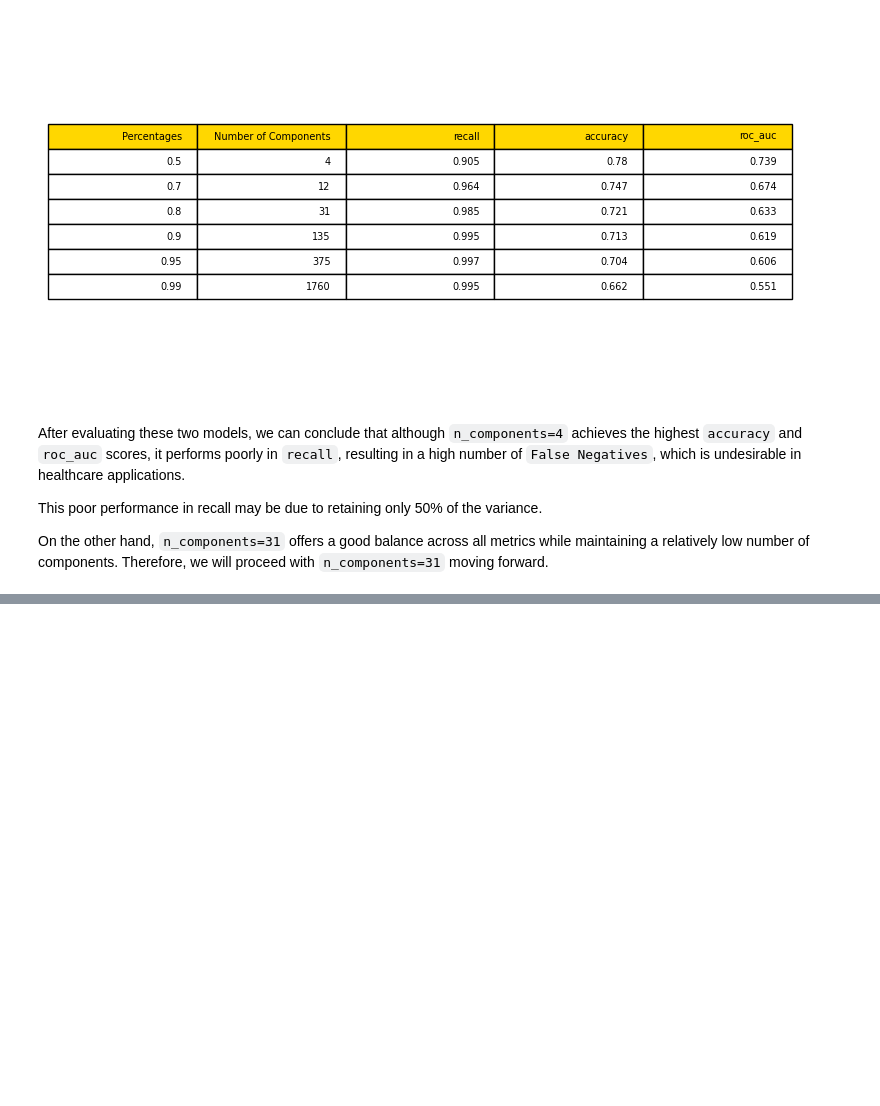
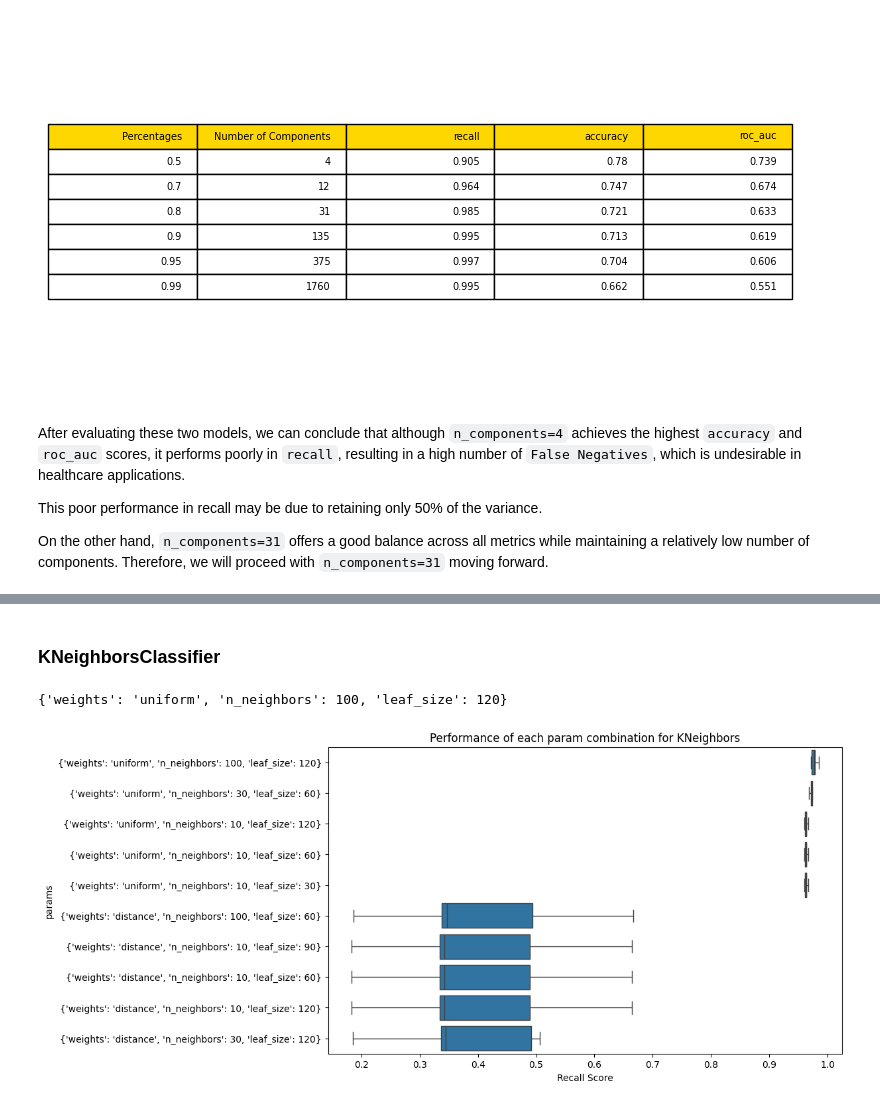
Before and after one commit to Az-r-ow/zoidberg, a Jupyter notebook: revised_main.ipynb, the cells around one changed output, grey strips where cells are left out. Saved outputs shown, nothing was run; the diff lists cells and outputs as text; code cells hidden in the pictures; blank space fills up the shorter version.

```diff
--- a/revised_main.ipynb
+++ b/revised_main.ipynb
@@ -468,8 +494,10 @@ svc_search.best_params_
 # %%
 import re
 import pandas as pd
+import matplotlib.pyplot as plt
+import seaborn as sns
 
-def plot_cv_results(cv_results_, title=""):
+def plot_cv_results(cv_results_: dict, title: str="") -> None:
     df = pd.DataFrame(cv_results_)
     df = df.sort_values(by="rank_test_score")
 
@@ -486,7 +514,7 @@ def plot_cv_results(cv_results_, title=""):
 
     plt.figure(figsize=(10, 6))
     sns.boxplot(df, x="value", y="params", fliersize=0)
-    plt.xlabel("ROC_AUC Score")
+    plt.xlabel("Recall Score")
     plt.title(title)
     plt.show()
 # %%
@@ -550,0 +604,22 @@ evaluate_model(rfc, rfc_search)
+# %% [markdown]
+### KNeighborsClassifier
+# %%
+from sklearn.neighbors import KNeighborsClassifier
+
+param_distributions = {
+    "n_neighbors": [10, 20, 30, 100],
+    "weights": ["uniform", "distance"],
+    "leaf_size": [30, 60, 90, 120],
+}
+
+knn = KNeighborsClassifier(n_jobs=-1)
+knn_search = randomized_search_cv(knn, param_distributions)
+knn_search.best_params_
+# %% [output]
+{'weights': 'uniform', 'n_neighbors': 100, 'leaf_size': 120}
+# %%
+%matplotlib inline
+
+plot_cv_results(knn_search.cv_results_, "Performance of each param combination for KNeighbors")
+# %% [output]
+[figure, added]
```
Also changed, not shown: parts of 45 cells of this notebook.
